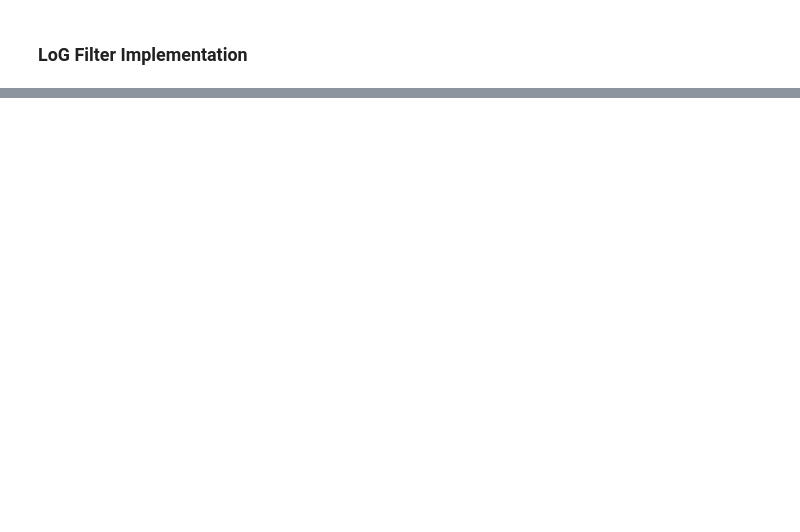
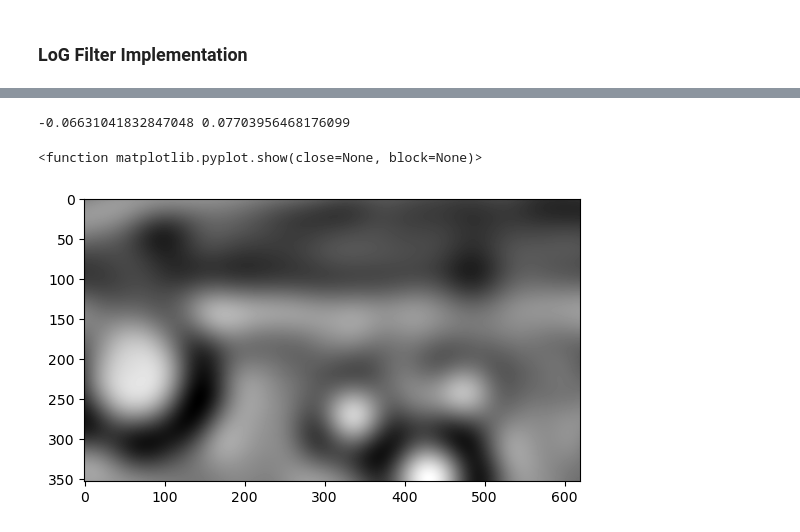
Before and after one commit to davideamadei/ISPR-Midterms, a Jupyter notebook: Midterm1/Assignment.ipynb, the cells around one changed output, grey strips where cells are left out. Drawn from its saved outputs; the diff is of its cells as text; code cells hidden in the pictures; blank space fills up the shorter version.

```diff
--- a/Midterm1/Assignment.ipynb
+++ b/Midterm1/Assignment.ipynb
@@ -48 +80,10 @@ output.shape
+# %%
+print(output.min(), output.max())
+output = (output - output.min())/(output.max() - output.min()) * 255
+plt.imshow(output, cmap="gray")
+plt.show
+# %% [output]
+-0.06631041832847048 0.07703956468176099
+<function matplotlib.pyplot.show(close=None, block=None)>
+[figure, added]
 # %%
```
Also changed, not shown: parts of 13 cells of this notebook.
